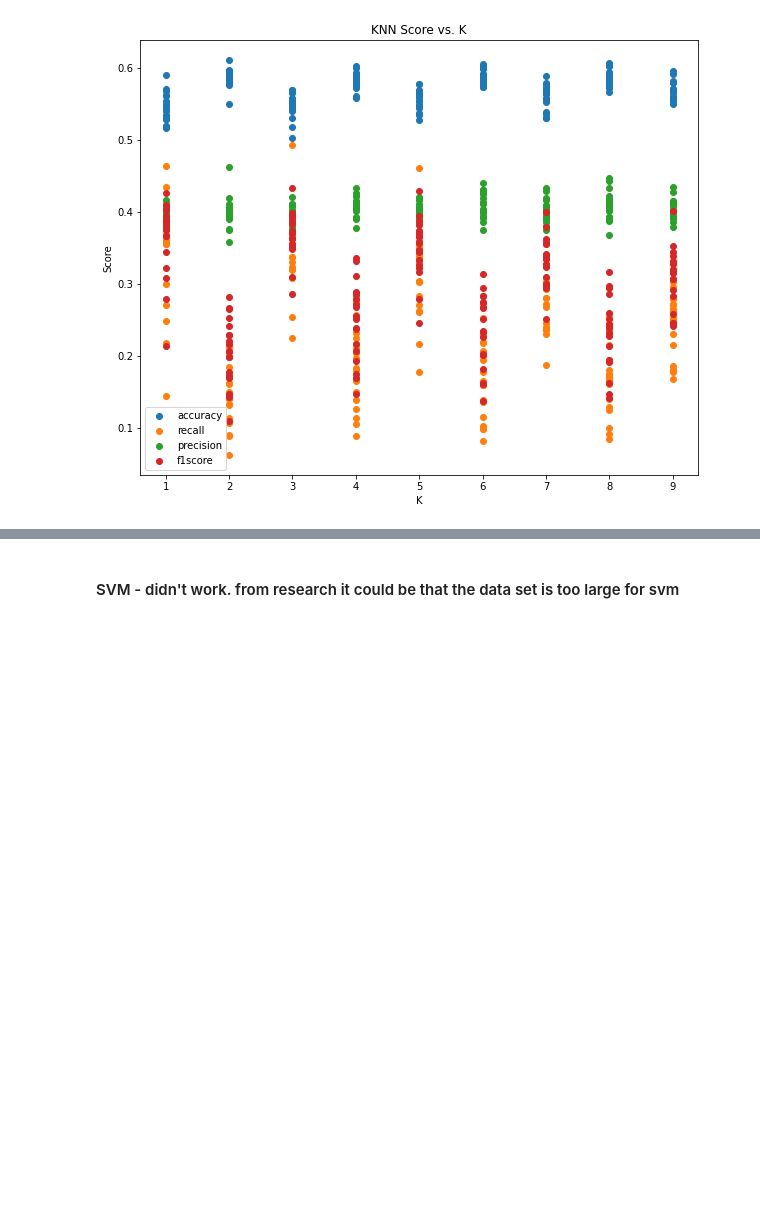
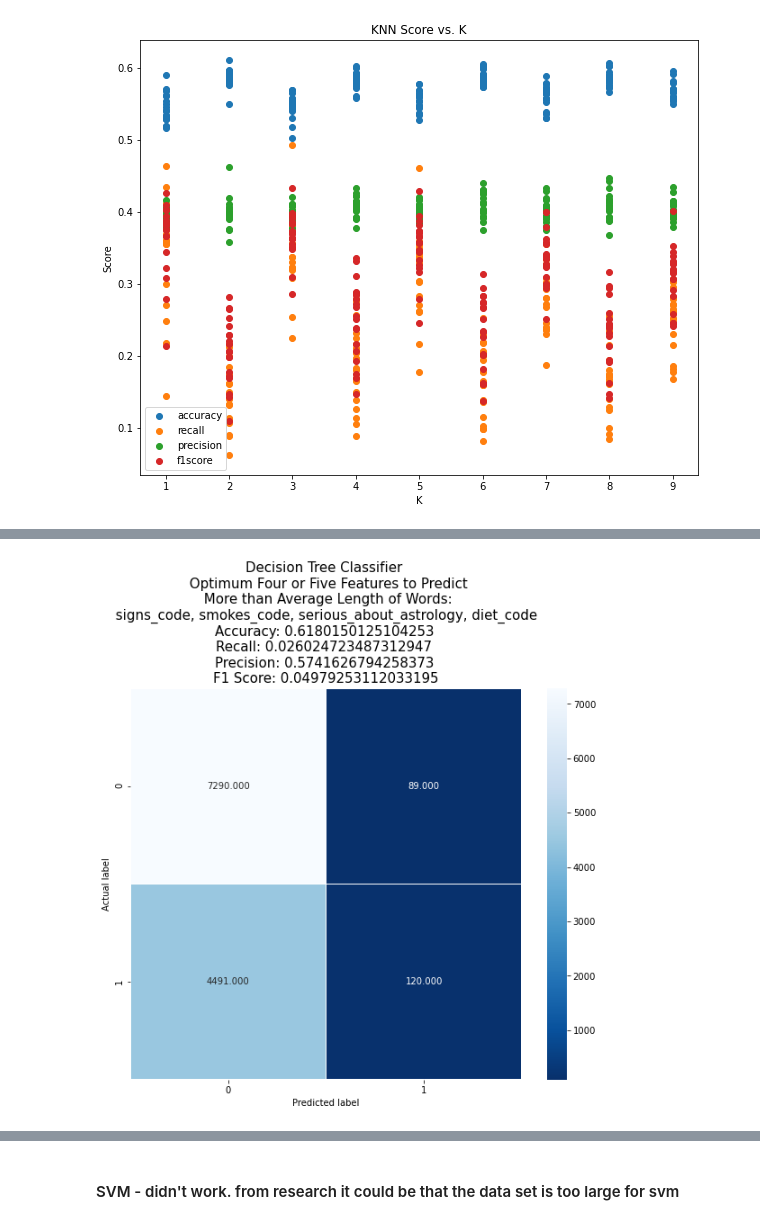
Before and after one commit to rmartino217/CodeAcademy-Build-a-Machine-Learning-Model-with-Python, a Jupyter notebook: Capstone.ipynb, the cells around one changed output, grey strips where cells are left out. Cells and saved outputs as stored; diff of their text form; code cells hidden in the pictures; blank space fills up the shorter version.

```diff
--- a/Capstone.ipynb
+++ b/Capstone.ipynb
@@ -1028,0 +1157,15 @@ plt.show()
+# %%
+cm = metrics.confusion_matrix(largest['y_test_data'], largest['predictions_data'])
+#print(cm)
+plt.figure(figsize=(10,8))
+sns.heatmap(cm, annot=True, fmt=".3f", linewidths=.5, square = True, cmap = 'Blues_r');
+plt.ylabel('Actual label');
+plt.xlabel('Predicted label');
+all_sample_title = 'Decision Tree Classifier \n Optimum Four or Five Features to Predict\n More than Average Length of Words:\n {0} \n'.format(", ".join(largest['columns'])) \
++ 'Accuracy: {0} \n'.format(largest['accuracy']) \
++ 'Recall: {0} \n'.format(largest['recall']) \
++ 'Precision: {0} \n'.format(largest['precision']) \
++ 'F1 Score: {0}'.format(largest['f1score'])
+plt.title(all_sample_title, size = 15);
+# %% [output]
+[figure, added]
```
Also changed, not shown: parts of 22 cells of this notebook.
